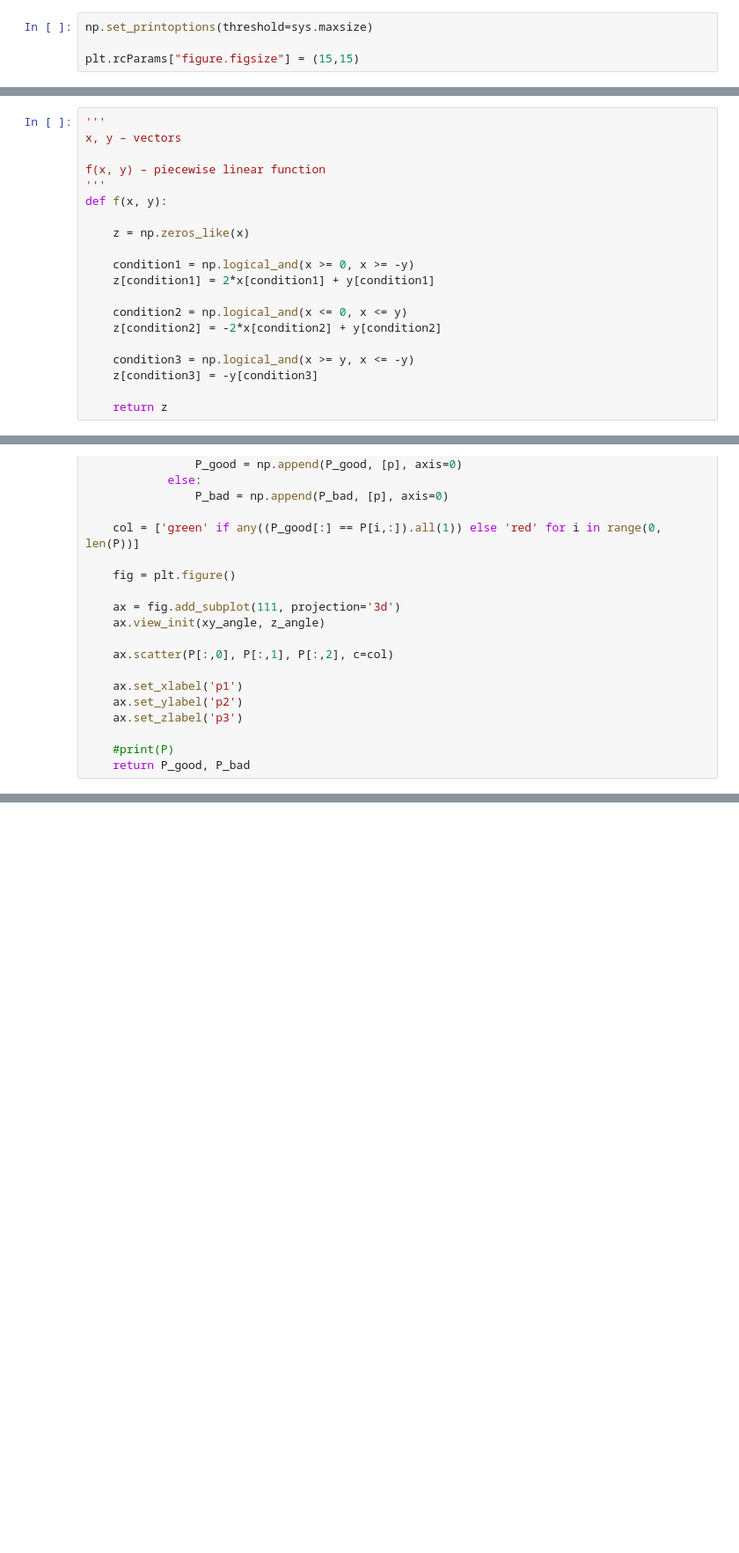
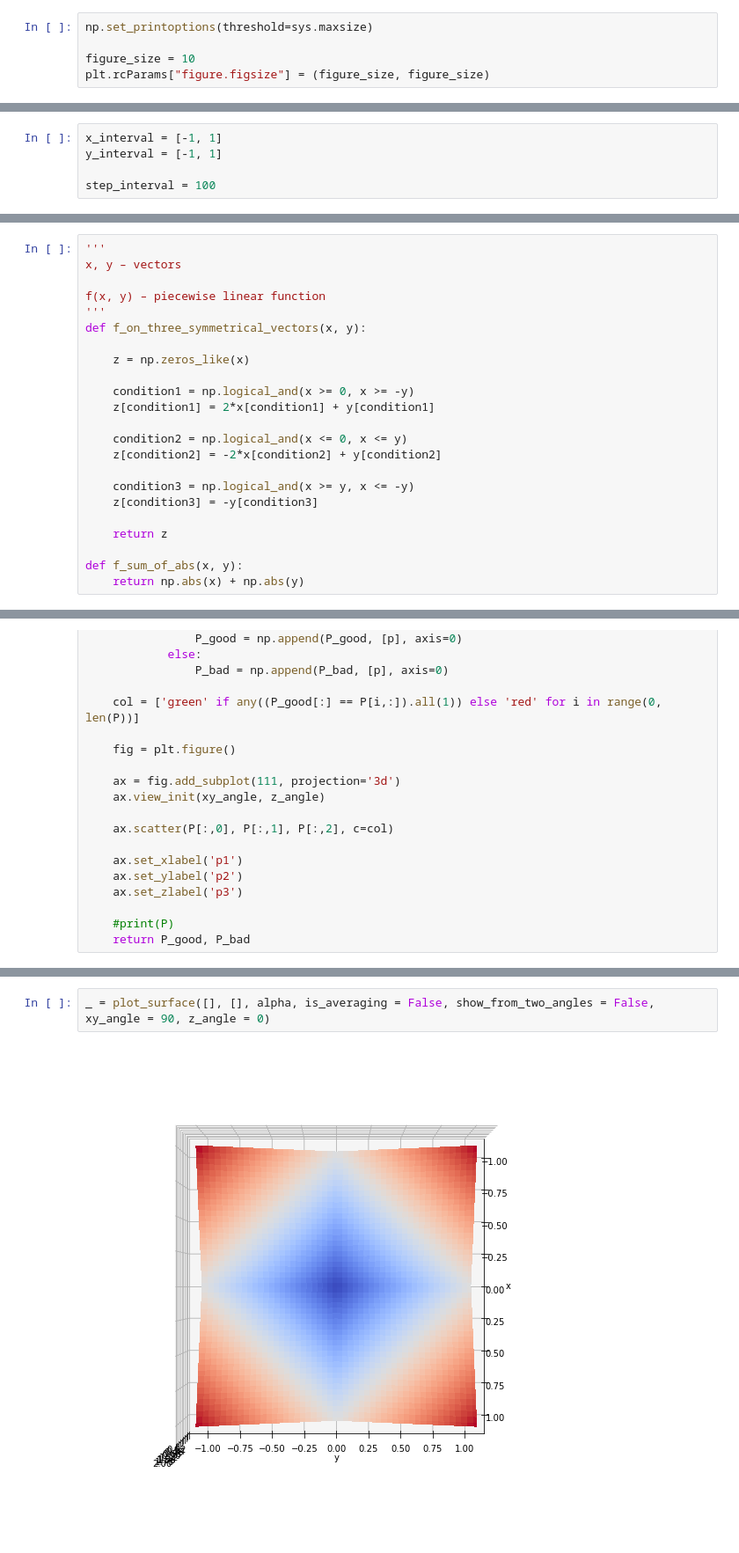
Before and after one commit to AnnaBagriy/PiecewiseLinearFunctionsAveraging, a Jupyter notebook: Exp_1.ipynb, the cells around one changed output, grey strips where cells are left out. Shown: that part at 88% size. Cells and saved outputs as stored; diff of their text form; blank space fills up the shorter version.

```diff
--- a/Exp_1.ipynb
+++ b/Exp_1.ipynb
@@ -9,4 +9,5 @@ from decimal import *
 # %%
 np.set_printoptions(threshold=sys.maxsize)
 
-plt.rcParams["figure.figsize"] = (15,15)
+figure_size = 10
+plt.rcParams["figure.figsize"] = (figure_size, figure_size)
@@ -14,0 +14,5 @@ plt.rcParams["figure.figsize"] = (15,15)
+# %%
+x_interval = [-1, 1]
+y_interval = [-1, 1]
+
+step_interval = 100
@@ -18,7 +27,7 @@ x, y – vectors
 
 f(x, y) – piecewise linear function
 '''
-def f(x, y):
+def f_on_three_symmetrical_vectors(x, y):
 
     z = np.zeros_like(x)
 
@@ -32,3 +41,6 @@ def f(x, y):
     z[condition3] = -y[condition3]
 
     return z
+
+def f_sum_of_abs(x, y):
+    return np.abs(x) + np.abs(y)
@@ -314,0 +371,4 @@ alpha = 0.5
+# %%
+_ = plot_surface([], [], alpha, is_averaging = False, show_from_two_angles = False, xy_angle = 90, z_angle = 0)
+# %% [output]
+[figure, added]
```
Also changed, not shown: parts of 30 cells of this notebook.
